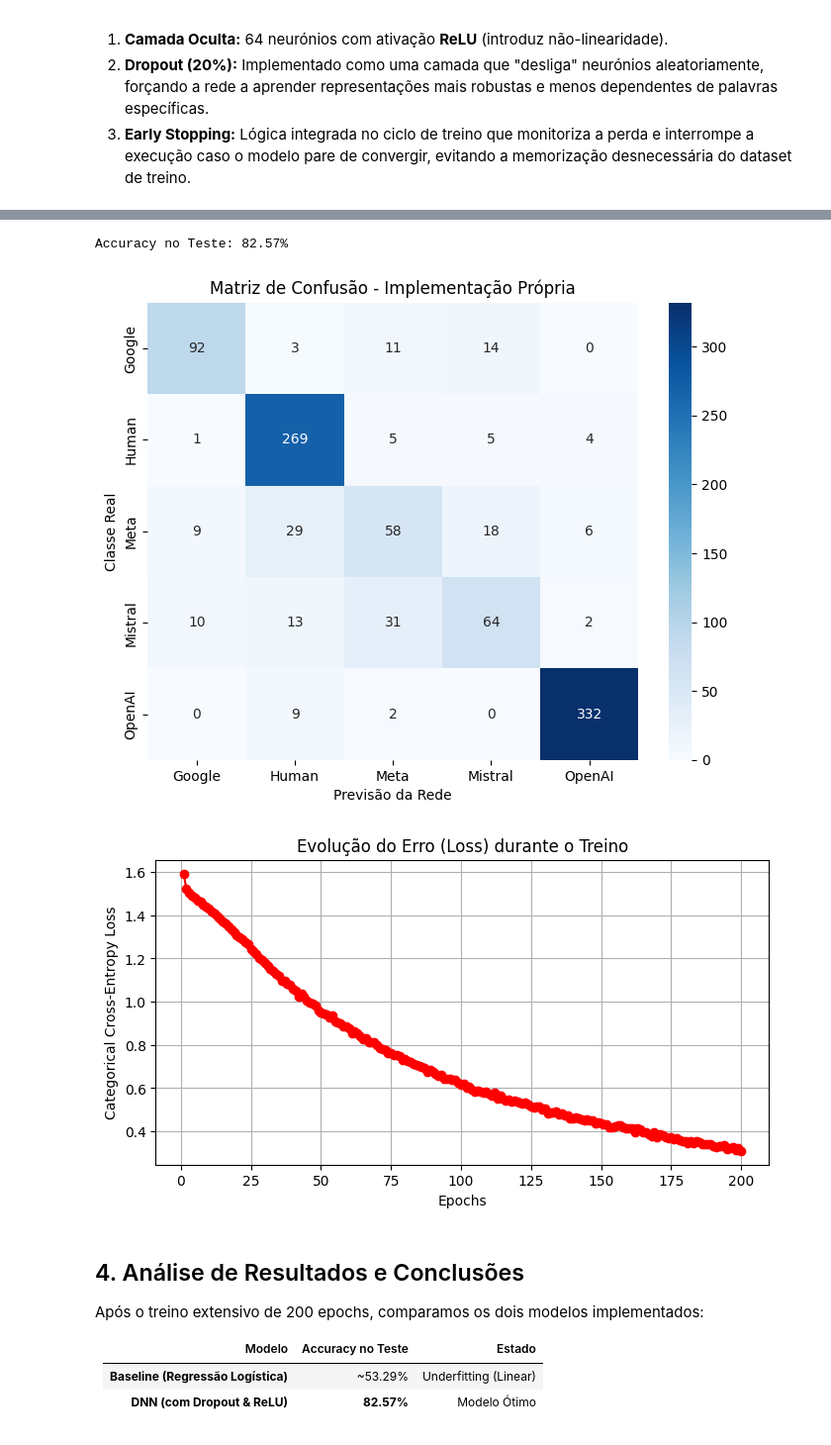
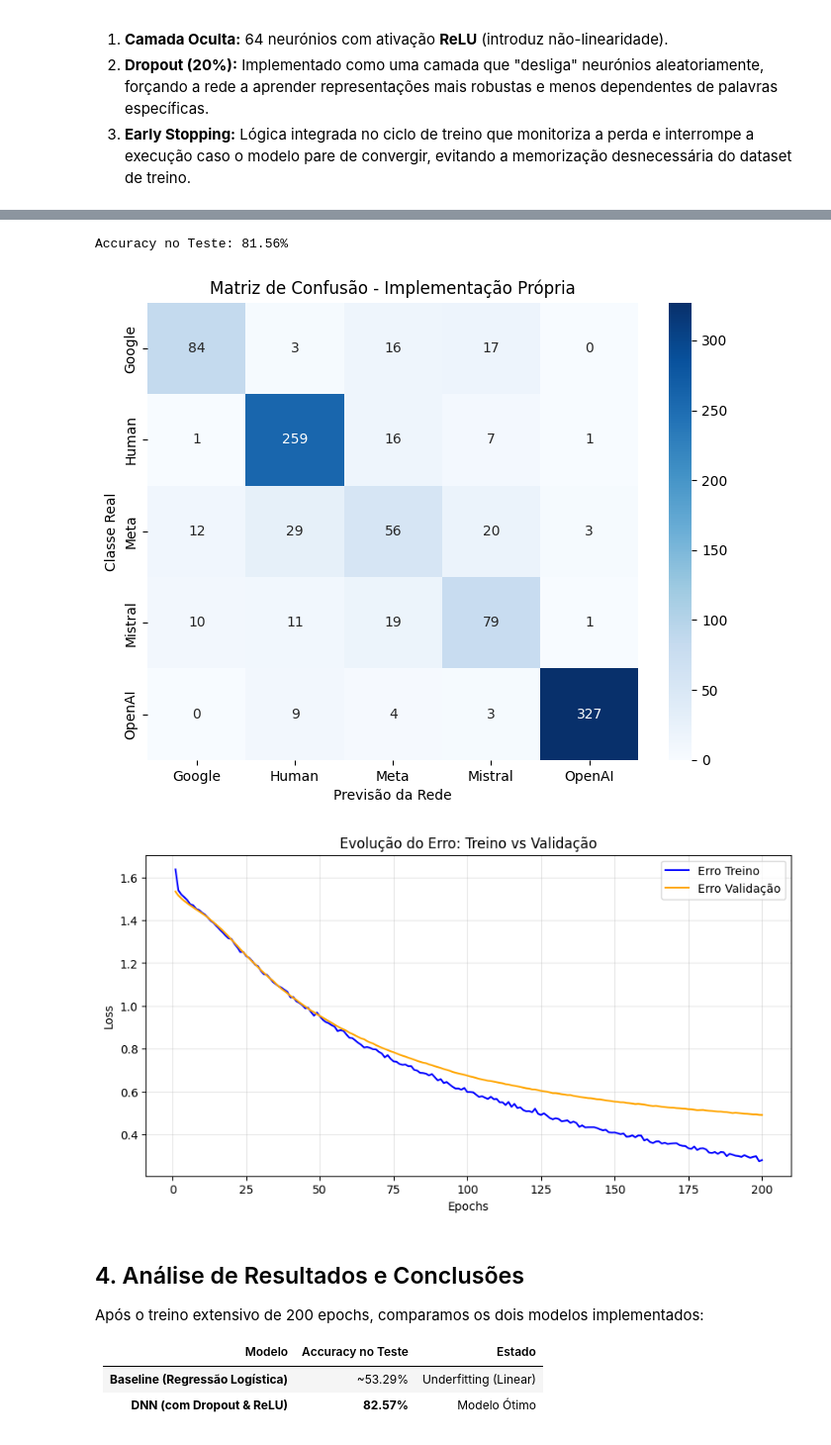
Before and after one commit to hhtomaswt11/HumanVsAI-TextClassifier--AP, a Jupyter notebook: notebooks/modelos_implementacao.ipynb, the cells around one changed output, grey strips where cells are left out. Shown at 99% size. Saved outputs shown, nothing was run; the diff lists cells and outputs as text; code cells hidden in the pictures.

Commit message:
refactor: update training pipeline to include validation set and prevent data leakage

```diff
--- a/notebooks/modelos_implementacao.ipynb
+++ b/notebooks/modelos_implementacao.ipynb
@@ -62,6 +78,7 @@ class TextDataset:
         self.y = y
 
 train_dataset = TextDataset(X_train_tfidf, y_train)
+val_dataset = TextDataset(X_val_tfidf,y_val)
 test_dataset = TextDataset(X_test_tfidf, y_test)
 # %% [markdown]
 ## 2. Baseline: Regressão Logística
@@ -79,7 +96,7 @@ n_features = X_train_tfidf.shape[1]
 baseline_model.add(DenseLayer(5, input_shape=(n_features,)))
 baseline_model.add(SoftmaxActivation())
 
-baseline_model.fit(train_dataset)
+baseline_model.fit(train_dataset, val_dataset=val_dataset)
 
 # Avaliar a Baseline
 y_pred_base = baseline_model.predict(test_dataset)
@@ -121,6 +138,6 @@ net.add(DenseLayer(5))
 net.add(SoftmaxActivation())
 
 print("A iniciar o treino da rede...")
-net.fit(train_dataset)
+net.fit(train_dataset, val_dataset=val_dataset)
 # %% [output]
 A iniciar o treino da rede...
@@ -144,40 +161,42 @@ Epoch 200/200 - loss: 0.3102 - accuracy: 0.9485
 # %%
 # Fazer previsões no Teste
 y_pred_prob = net.predict(test_dataset)
 
 # Calcular a Accuracy
 acc = net.score(test_dataset, y_pred_prob)
 print(f"\nAccuracy no Teste: {acc*100:.2f}%")
 
 # Converter probabilidades de volta para nomes das classes para a Matriz de Confusão
 y_pred_classes = [classes[np.argmax(p)] for p in y_pred_prob]
 y_true_classes = [classes[np.argmax(t)] for t in y_test]
 
 from sklearn.metrics import confusion_matrix
 cm = confusion_matrix(y_true_classes, y_pred_classes, labels=classes)
 
 plt.figure(figsize=(8, 6))
 sns.heatmap(cm, annot=True, fmt='d', cmap='Blues', xticklabels=classes, yticklabels=classes)
 plt.title('Matriz de Confusão - Implementação Própria')
 plt.ylabel('Classe Real')
 plt.xlabel('Previsão da Rede')
 plt.show()
 
-# Gráfico do Loss ao longo das Epochs
-epochs = list(net.history.keys())
-losses = [net.history[e]['loss'] for e in epochs]
+epochs_list = list(net.history.keys())
+train_losses = [net.history[e]['loss'] for e in epochs_list]
+val_losses = [net.history[e].get('val_loss', 0) for e in epochs_list]
 
-plt.figure(figsize=(8, 4))
-plt.plot(epochs, losses, marker='o', color='red')
-plt.title('Evolução do Erro (Loss) durante o Treino')
+plt.figure(figsize=(10, 5))
+plt.plot(epochs_list, train_losses, label='Erro Treino', color='blue')
+plt.plot(epochs_list, val_losses, label='Erro Validação', color='orange')
+plt.title('Evolução do Erro: Treino vs Validação')
 plt.xlabel('Epochs')
-plt.ylabel('Categorical Cross-Entropy Loss')
-plt.grid()
+plt.ylabel('Loss')
+plt.legend()
+plt.grid(True, alpha=0.3)
 plt.show()
 # %% [output]
-Accuracy no Teste: 82.57%
+Accuracy no Teste: 81.56%
-[figure, old version]
+[figure, new version]
-[figure, old version]
+[figure, new version]
 # %% [markdown]
 ## 4. Análise de Resultados e Conclusões
 
```
Also changed, not shown: parts of 3 cells of this notebook, 6 other files.
